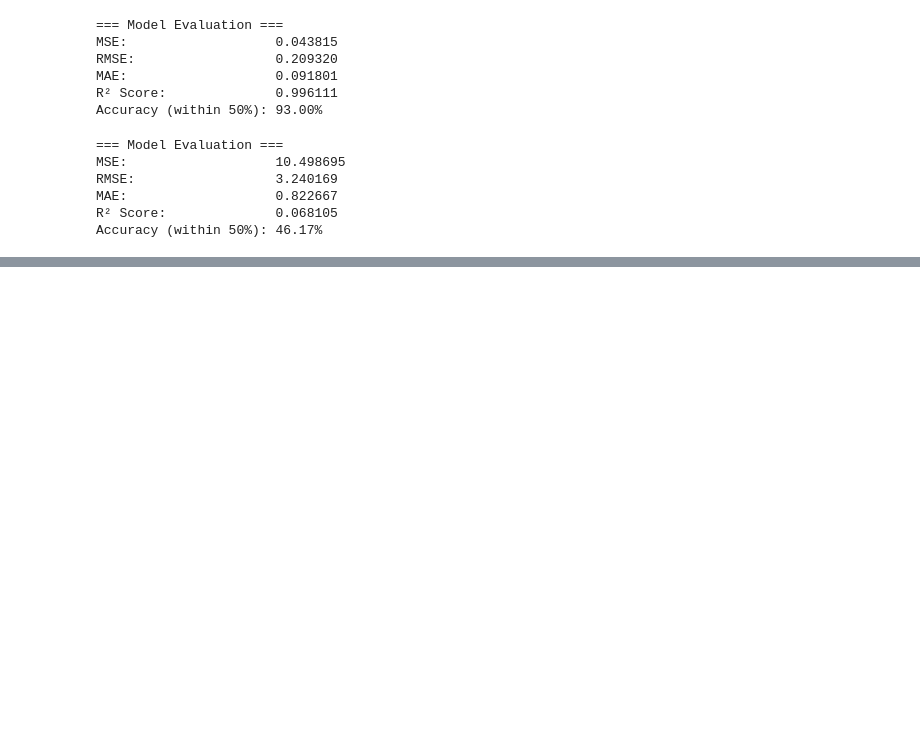
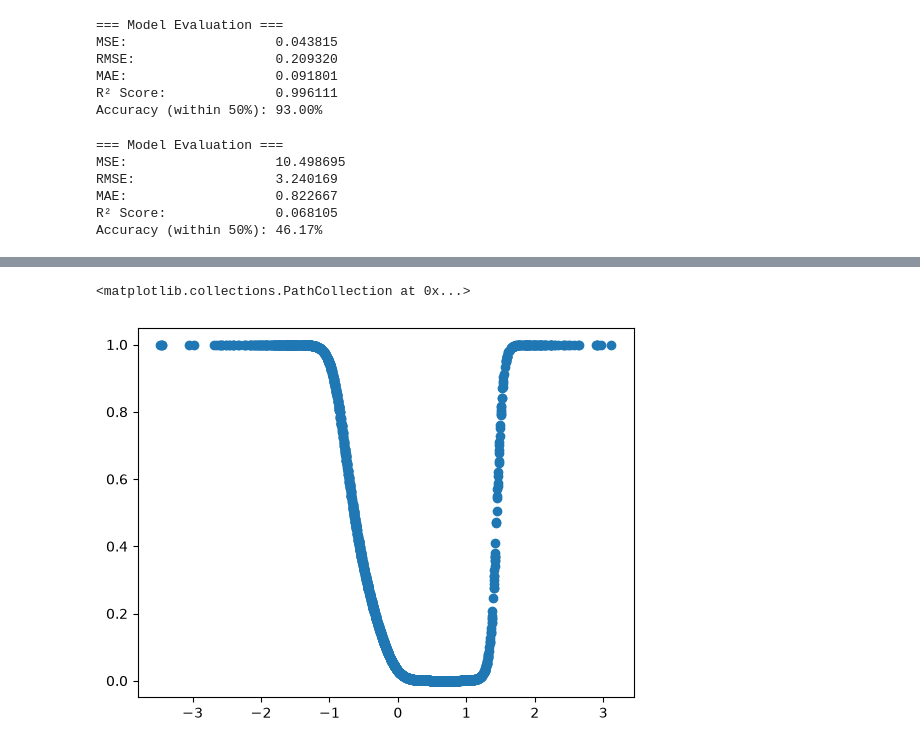
Before and after one commit to Mohamedboukerche22/simple-llm, a Jupyter notebook: numpy_model.ipynb, the cells around one changed output, grey strips where cells are left out. Cells and saved outputs as stored; diff of their text form; code cells hidden in the pictures; blank space fills up the shorter version.

```diff
--- a/numpy_model.ipynb
+++ b/numpy_model.ipynb
@@ -302,0 +309,5 @@ Accuracy (within 50%): 46.17%
+# %%
+plt.scatter(Train_X,predictions_1)
+# %% [output]
+<matplotlib.collections.PathCollection at 0x...>
+[figure, added]
```
Also changed, not shown: parts of 4 cells of this notebook.
